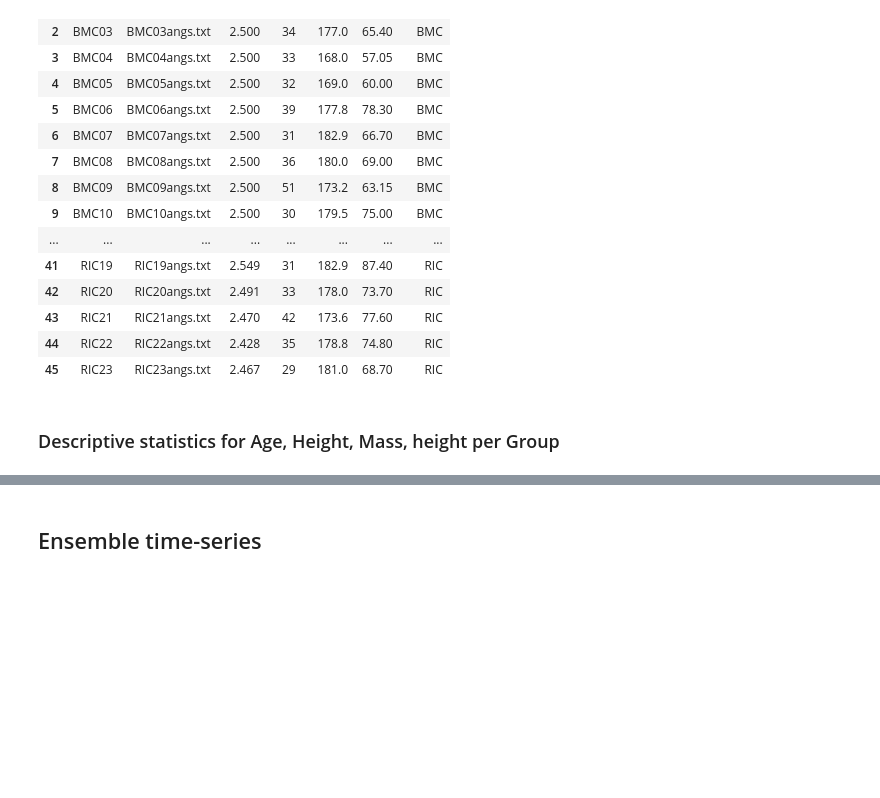
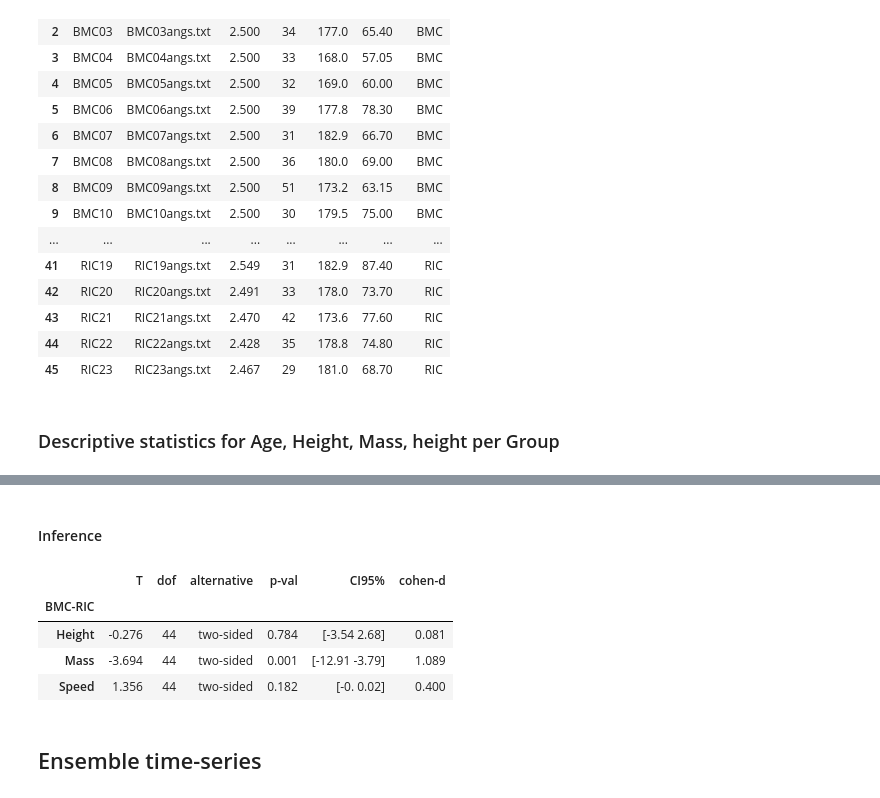
Before and after one commit to regifukuchi/BMC-RIC-running-biomechanics, a Jupyter notebook: notebooks/BMC_RIC_dataset.ipynb, the cells around one changed output, grey strips where cells are left out. Drawn from its saved outputs; the diff is of its cells as text; code cells hidden in the pictures; blank space fills up the shorter version.

```diff
--- a/notebooks/BMC_RIC_dataset.ipynb
+++ b/notebooks/BMC_RIC_dataset.ipynb
@@ -85,3 +142,13 @@ metadata[cols].groupby('Group').describe().stack().transpose()
+# %% [markdown]
+#### Inference
+# %%
+stats = ttest(metadata, cols[2:], 'Group', levels=['BMC', 'RIC'])
+# %% [output]
+|  | T | dof | alternative | p-val | CI95% | cohen-d |
+| BMC-RIC |  |  |  |  |  |  |
+| Height | -0.276 | 44 | two-sided | 0.784 | [-3.54 2.68] | 0.081 |
+| Mass | -3.694 | 44 | two-sided | 0.001 | [-12.91 -3.79] | 1.089 |
+| Speed | 1.356 | 44 | two-sided | 0.182 | [-0. 0.02] | 0.400 |
 # %% [markdown]
 ## Ensemble time-series
 # %%
```
Also changed, not shown: parts of 5 cells of this notebook.
